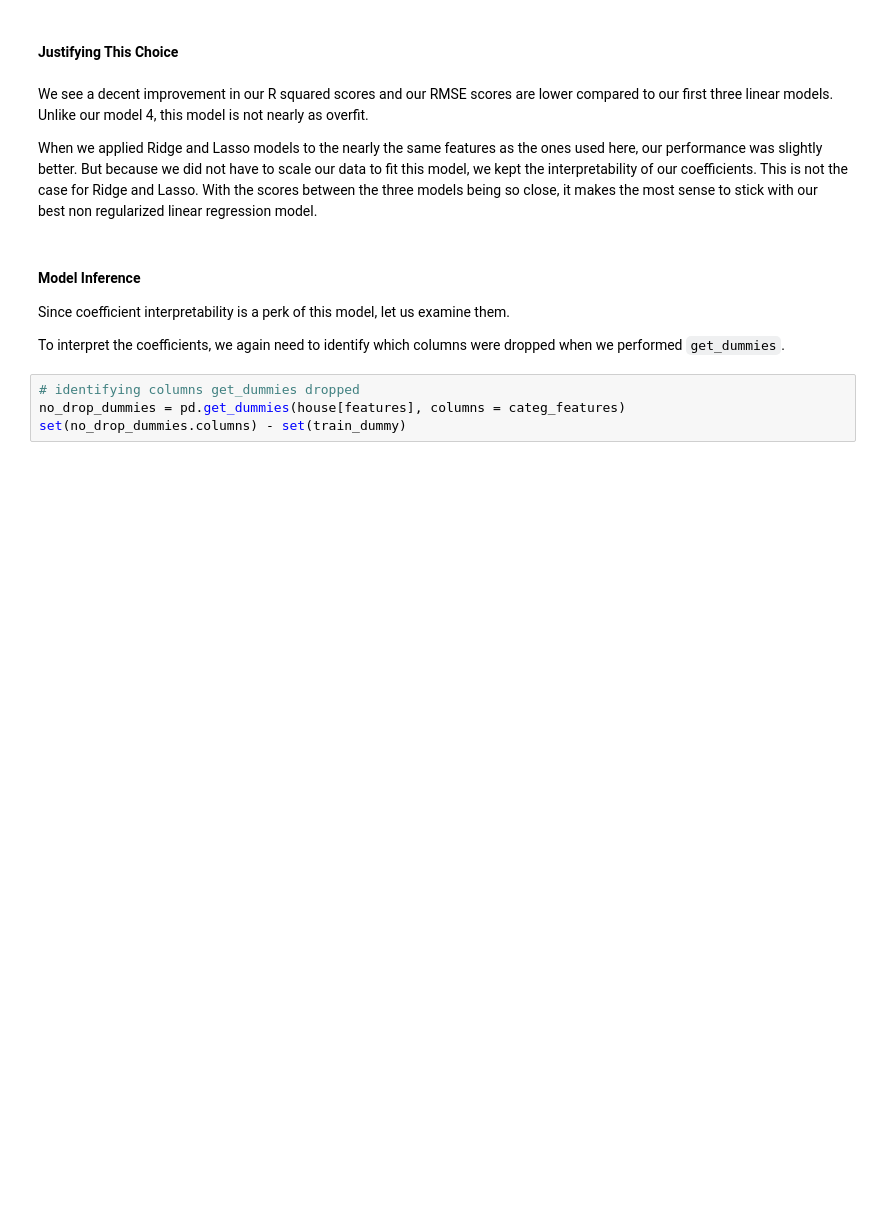
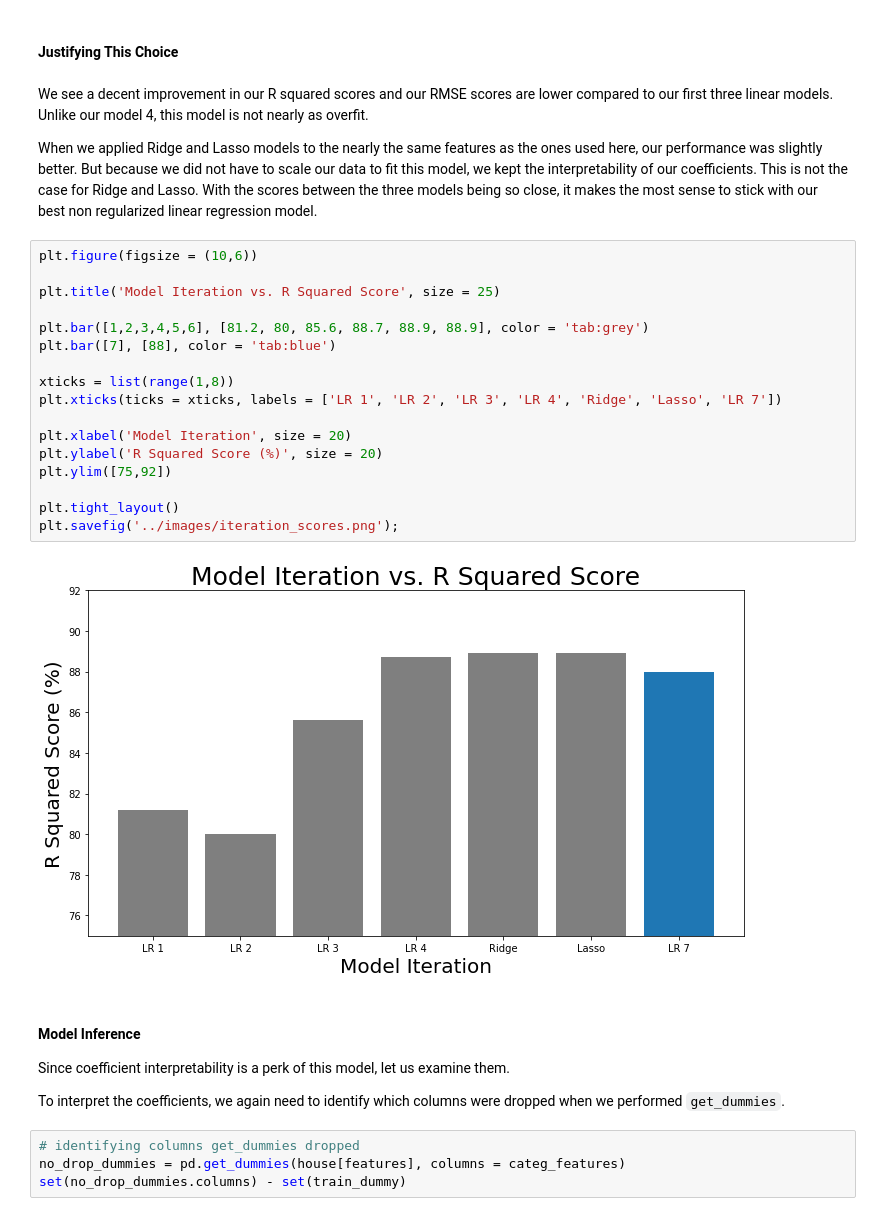
Before and after one commit to jguo052/Ames-Housing-Price-Regression, a Jupyter notebook: code/04_production_model_and_conclusion.ipynb, the cells around one changed output. Saved outputs shown, nothing was run; the diff lists cells and outputs as text; blank space fills up the shorter version.

```diff
--- a/code/04_production_model_and_conclusion.ipynb
+++ b/code/04_production_model_and_conclusion.ipynb
@@ -237,6 +237,25 @@ Validation RMSE: 26280.68667675776
 We see a decent improvement in our R squared scores and our RMSE scores are lower compared to our first three linear models. Unlike our model 4, this model is not nearly as overfit.
 
 When we applied Ridge and Lasso models to the nearly the same features as the ones used here, our performance was slightly better. But because we did not have to scale our data to fit this model, we kept the interpretability of our coefficients. This is not the case for Ridge and Lasso. With the scores between the three models being so close, it makes the most sense to stick with our best non regularized linear regression model.
+# %%
+plt.figure(figsize = (10,6))
+
+plt.title('Model Iteration vs. R Squared Score', size = 25)
+
+plt.bar([1,2,3,4,5,6], [81.2, 80, 85.6, 88.7, 88.9, 88.9], color = 'tab:grey')
+plt.bar([7], [88], color = 'tab:blue')
+
+xticks = list(range(1,8))
+plt.xticks(ticks = xticks, labels = ['LR 1', 'LR 2', 'LR 3', 'LR 4', 'Ridge', 'Lasso', 'LR 7'])
+
+plt.xlabel('Model Iteration', size = 20)
+plt.ylabel('R Squared Score (%)', size = 20)
+plt.ylim([75,92])
+
+plt.tight_layout()
+plt.savefig('../images/iteration_scores.png');
+# %% [output]
+[figure, added]
 # %% [markdown]
 #### Model Inference
 
```
Also changed, not shown: parts of 5 cells of this notebook, 7 other files.
